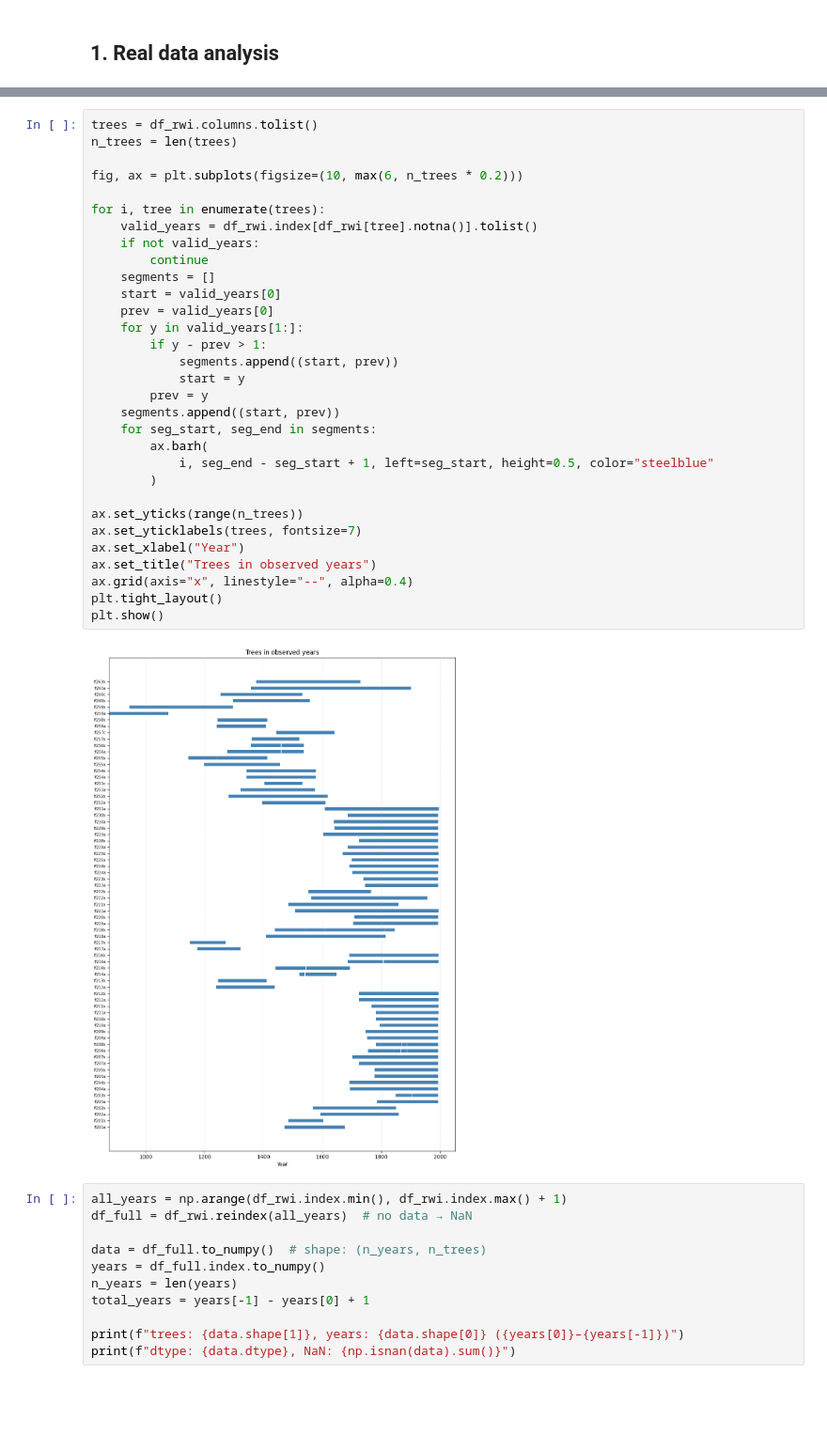
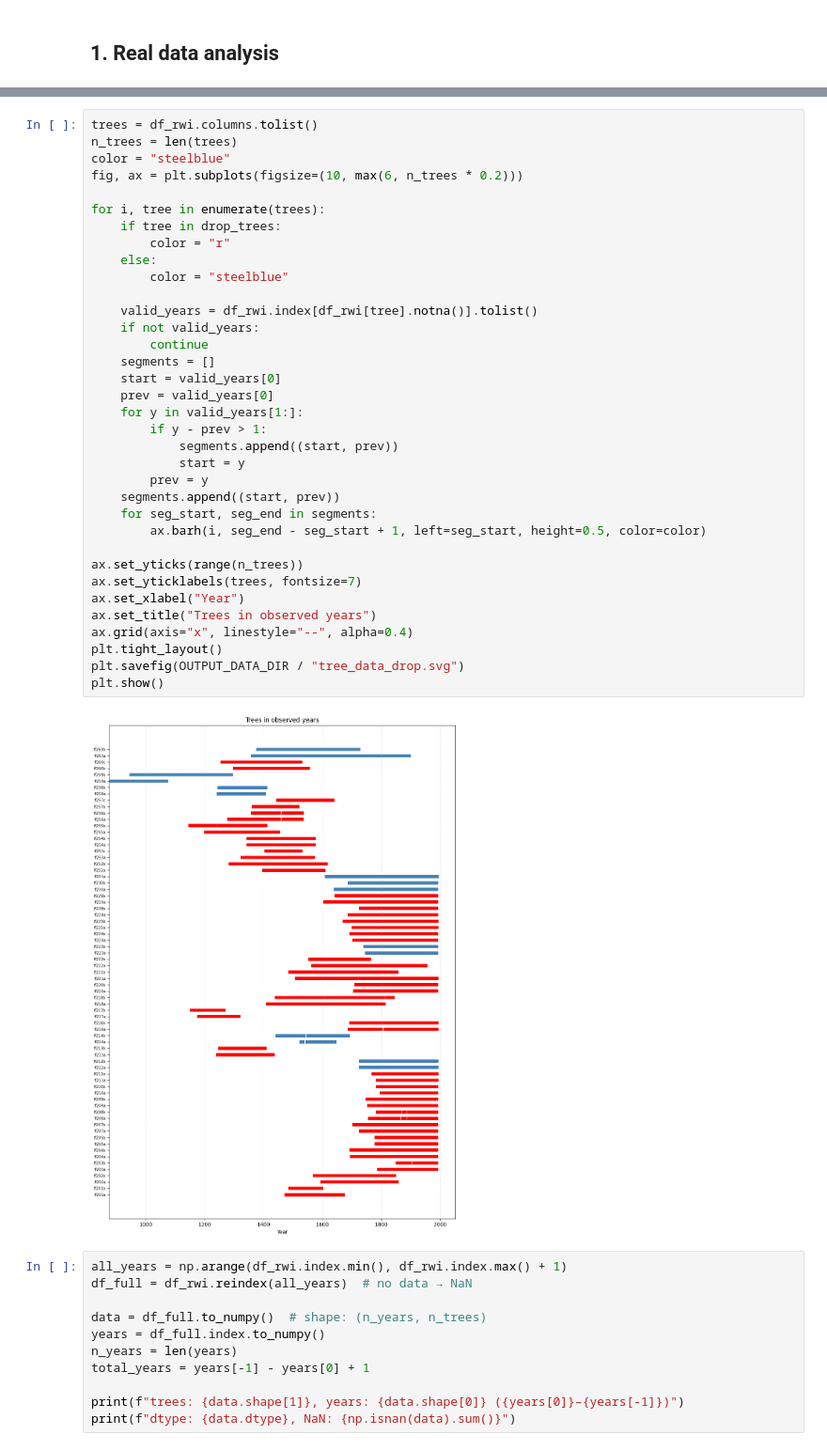
Before and after one commit to Digiratory/StatTools, a Jupyter notebook: research/kalman_filter/reconstruction_of_long_term_complex_system_dynamics/dendrochronological_series.ipynb, the cells around one changed output, grey strips where cells are left out. Shown at 94% size. Saved outputs shown, nothing was run; the diff lists cells and outputs as text; blank space fills up the shorter version.

Commit message:
doc: update distribution figure

```diff
--- a/research/kalman_filter/reconstruction_of_long_term_complex_system_dynamics/dendrochronological_series.ipynb
+++ b/research/kalman_filter/reconstruction_of_long_term_complex_system_dynamics/dendrochronological_series.ipynb
@@ -30,36 +91,40 @@ df_rwi = pd.read_csv(os.path.join(DATA_DIR, "tree_rwi.csv"), index_col="year")
 # %%
 trees = df_rwi.columns.tolist()
 n_trees = len(trees)
-
+color = "steelblue"
 fig, ax = plt.subplots(figsize=(10, max(6, n_trees * 0.2)))
 
 for i, tree in enumerate(trees):
+    if tree in drop_trees:
+        color = "r"
+    else:
+        color = "steelblue"
+
     valid_years = df_rwi.index[df_rwi[tree].notna()].tolist()
     if not valid_years:
         continue
     segments = []
     start = valid_years[0]
     prev = valid_years[0]
     for y in valid_years[1:]:
         if y - prev > 1:
             segments.append((start, prev))
             start = y
         prev = y
     segments.append((start, prev))
     for seg_start, seg_end in segments:
-        ax.barh(
-            i, seg_end - seg_start + 1, left=seg_start, height=0.5, color="steelblue"
-        )
+        ax.barh(i, seg_end - seg_start + 1, left=seg_start, height=0.5, color=color)
 
 ax.set_yticks(range(n_trees))
 ax.set_yticklabels(trees, fontsize=7)
 ax.set_xlabel("Year")
 ax.set_title("Trees in observed years")
 ax.grid(axis="x", linestyle="--", alpha=0.4)
 plt.tight_layout()
+plt.savefig(OUTPUT_DATA_DIR / "tree_data_drop.svg")
 plt.show()
 # %% [output]
-[figure, old version]
+[figure, new version]
 # %%
 all_years = np.arange(df_rwi.index.min(), df_rwi.index.max() + 1)
 df_full = df_rwi.reindex(all_years)  # no data → NaN
```
Also changed, not shown: parts of 6 cells of this notebook.
